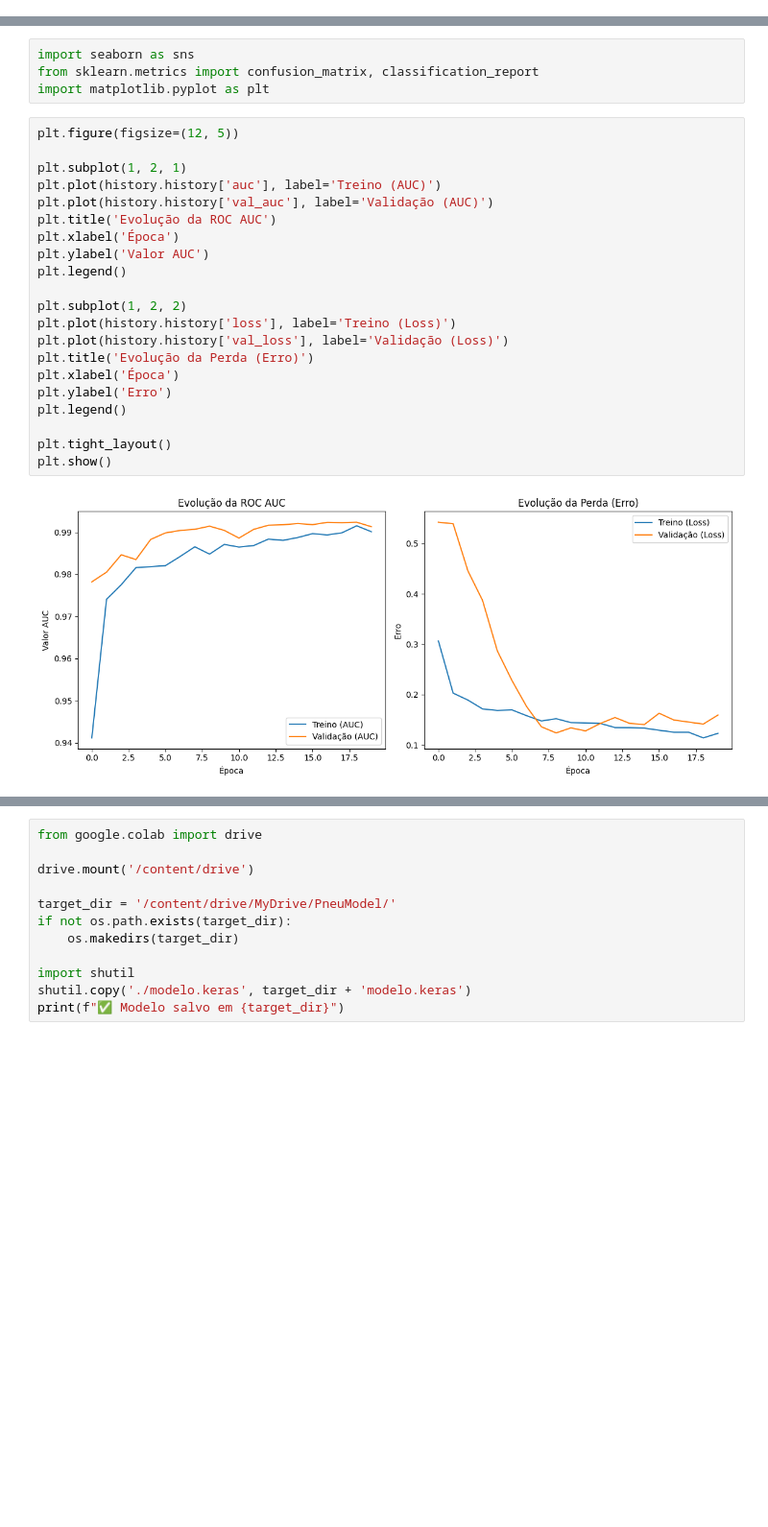
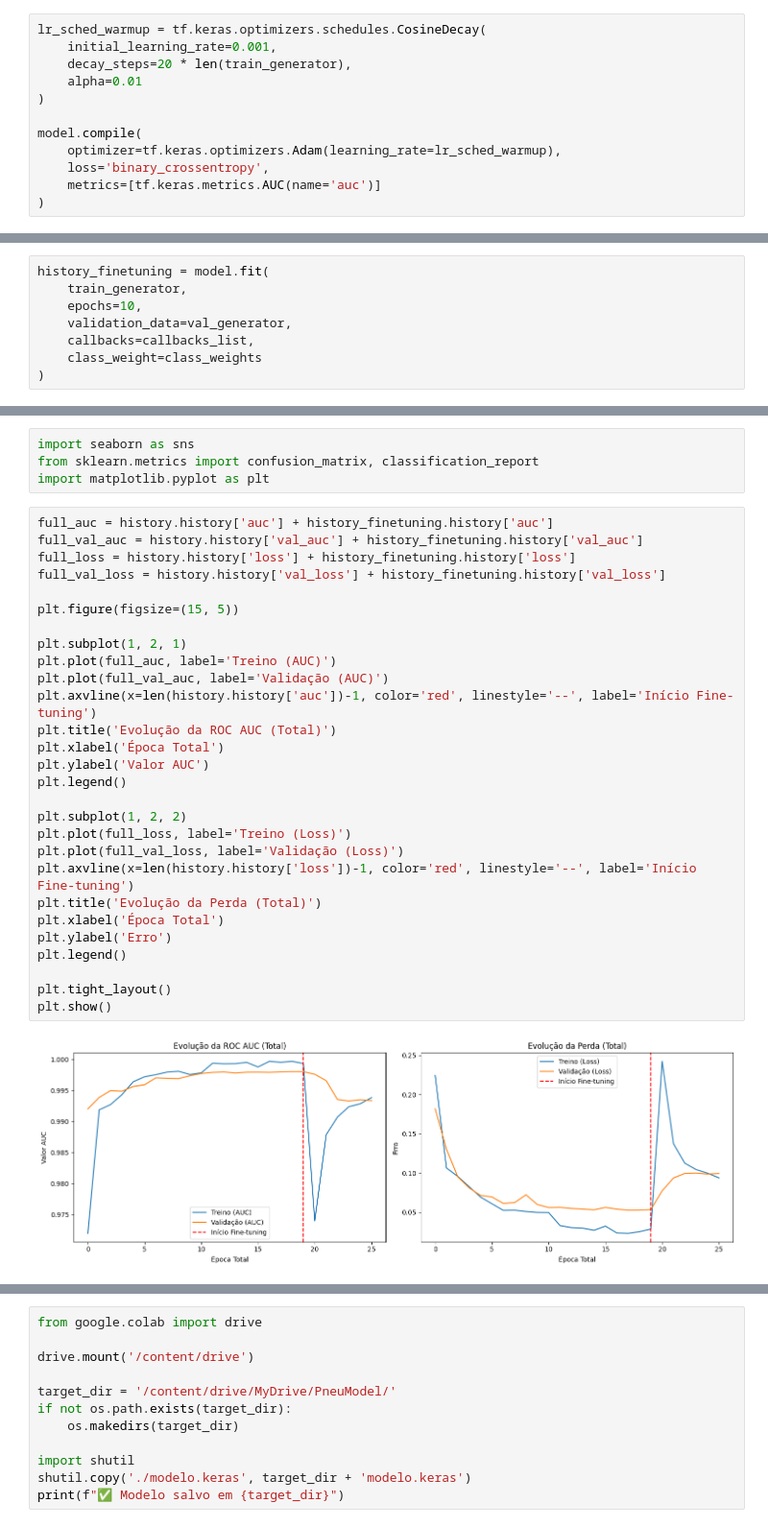
Before and after one commit to luiseduaardo/PneuModel, a Jupyter notebook: notebooks/treinamento.ipynb, the cells around one changed output, grey strips where cells are left out. Shown at 96% size. Saved outputs shown, nothing was run; the diff lists cells and outputs as text; blank space fills up the shorter version.

```diff
--- a/notebooks/treinamento.ipynb
+++ b/notebooks/treinamento.ipynb
@@ -171,3 +150,15 @@ callbacks_list = [early_stop, checkpoint, reduce_lr]
+# %%
+lr_sched_warmup = tf.keras.optimizers.schedules.CosineDecay(
+    initial_learning_rate=0.001,
+    decay_steps=20 * len(train_generator),
+    alpha=0.01
+)
+
+model.compile(
+    optimizer=tf.keras.optimizers.Adam(learning_rate=lr_sched_warmup),
+    loss='binary_crossentropy',
+    metrics=[tf.keras.metrics.AUC(name='auc')]
+)
 # %%
 # treino warm-up
 history = model.fit(
@@ -238,0 +206,8 @@ Epoch 10/10
+# %%
+history_finetuning = model.fit(
+    train_generator,
+    epochs=10,
+    validation_data=val_generator,
+    callbacks=callbacks_list,
+    class_weight=class_weights
+)
@@ -241,26 +229,33 @@ import seaborn as sns
 from sklearn.metrics import confusion_matrix, classification_report
 import matplotlib.pyplot as plt
 # %%
-plt.figure(figsize=(12, 5))
+full_auc = history.history['auc'] + history_finetuning.history['auc']
+full_val_auc = history.history['val_auc'] + history_finetuning.history['val_auc']
+full_loss = history.history['loss'] + history_finetuning.history['loss']
+full_val_loss = history.history['val_loss'] + history_finetuning.history['val_loss']
+
+plt.figure(figsize=(15, 5))
 
 plt.subplot(1, 2, 1)
-plt.plot(history.history['auc'], label='Treino (AUC)')
-plt.plot(history.history['val_auc'], label='Validação (AUC)')
-plt.title('Evolução da ROC AUC')
-plt.xlabel('Época')
+plt.plot(full_auc, label='Treino (AUC)')
+plt.plot(full_val_auc, label='Validação (AUC)')
+plt.axvline(x=len(history.history['auc'])-1, color='red', linestyle='--', label='Início Fine-tuning')
+plt.title('Evolução da ROC AUC (Total)')
+plt.xlabel('Época Total')
 plt.ylabel('Valor AUC')
 plt.legend()
 
 plt.subplot(1, 2, 2)
-plt.plot(history.history['loss'], label='Treino (Loss)')
-plt.plot(history.history['val_loss'], label='Validação (Loss)')
-plt.title('Evolução da Perda (Erro)')
-plt.xlabel('Época')
+plt.plot(full_loss, label='Treino (Loss)')
+plt.plot(full_val_loss, label='Validação (Loss)')
+plt.axvline(x=len(history.history['loss'])-1, color='red', linestyle='--', label='Início Fine-tuning')
+plt.title('Evolução da Perda (Total)')
+plt.xlabel('Época Total')
 plt.ylabel('Erro')
 plt.legend()
 
 plt.tight_layout()
 plt.show()
 # %% [output]
-[figure, old version]
+[figure, new version]
 # %%
```
Also changed, not shown: parts of 16 cells of this notebook.
